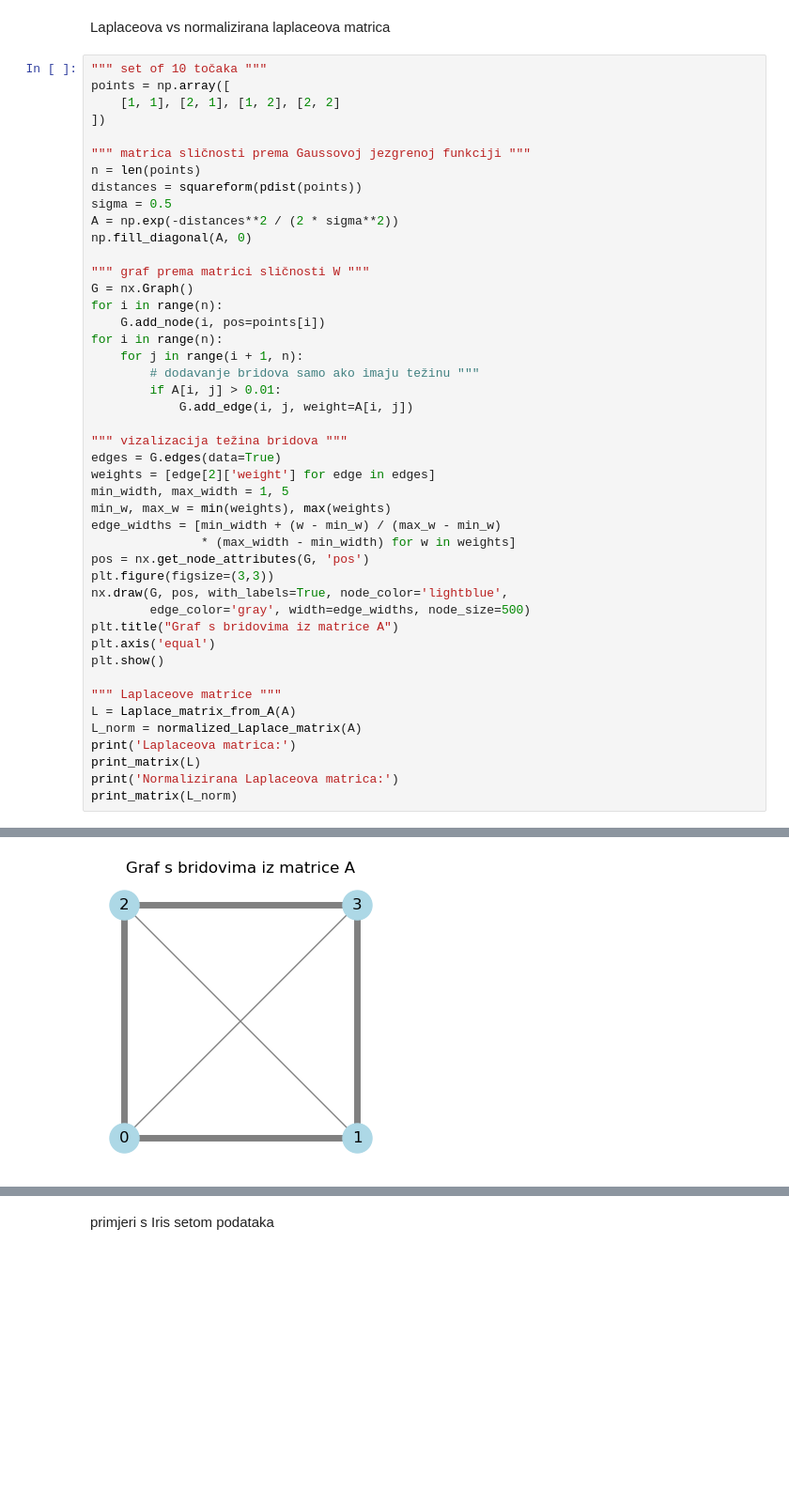
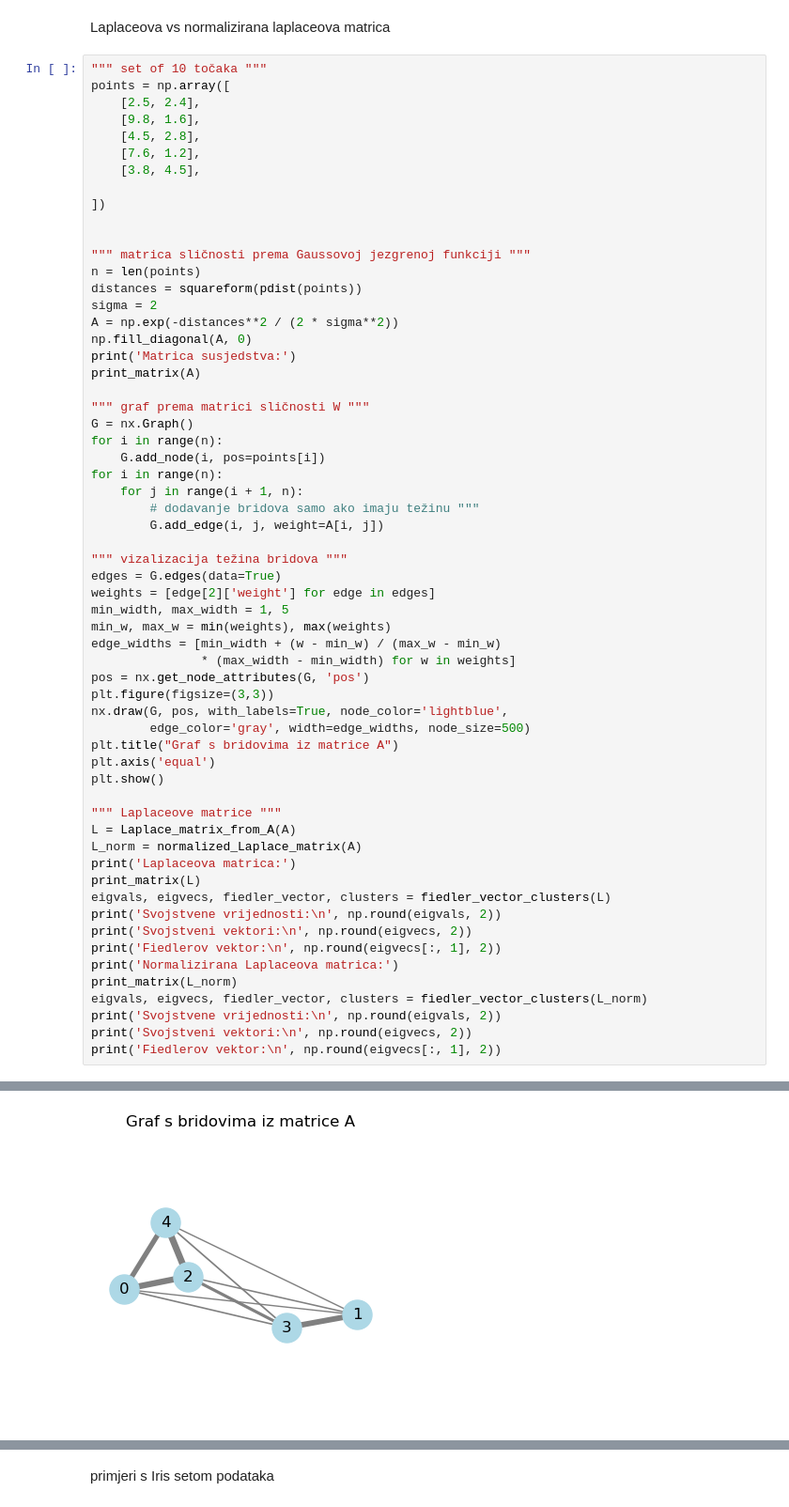
Before and after one commit to antoniamstr1/diplomski_rad, a Jupyter notebook: Spektralno_grupiranje.ipynb, the cells around one changed output, grey strips where cells are left out. Shown: that part at 94% size. Cells and saved outputs as stored; diff of their text form; blank space fills up the shorter version.

```diff
--- a/Spektralno_grupiranje.ipynb
+++ b/Spektralno_grupiranje.ipynb
@@ -677,15 +677,23 @@ Laplaceova vs normalizirana laplaceova matrica
 # %%
 """ set of 10 točaka """
 points = np.array([
-    [1, 1], [2, 1], [1, 2], [2, 2]
+    [2.5, 2.4],
+    [9.8, 1.6],
+    [4.5, 2.8],
+    [7.6, 1.2],
+    [3.8, 4.5],
+
 ])
+
 
 """ matrica sličnosti prema Gaussovoj jezgrenoj funkciji """
 n = len(points)
 distances = squareform(pdist(points))
-sigma = 0.5
+sigma = 2
 A = np.exp(-distances**2 / (2 * sigma**2))
 np.fill_diagonal(A, 0)
+print('Matrica susjedstva:')
+print_matrix(A)
 
 """ graf prema matrici sličnosti W """
 G = nx.Graph()
@@ -694,8 +702,7 @@ for i in range(n):
 for i in range(n):
     for j in range(i + 1, n):
         # dodavanje bridova samo ako imaju težinu """
-        if A[i, j] > 0.01:
-            G.add_edge(i, j, weight=A[i, j])
+        G.add_edge(i, j, weight=A[i, j])
 
 """ vizalizacija težina bridova """
 edges = G.edges(data=True)
@@ -717,6 +724,14 @@ L = Laplace_matrix_from_A(A)
 L_norm = normalized_Laplace_matrix(A)
 print('Laplaceova matrica:')
 print_matrix(L)
+eigvals, eigvecs, fiedler_vector, clusters = fiedler_vector_clusters(L)
+print('Svojstvene vrijednosti:\n', np.round(eigvals, 2))
+print('Svojstveni vektori:\n', np.round(eigvecs, 2))
+print('Fiedlerov vektor:\n', np.round(eigvecs[:, 1], 2))
 print('Normalizirana Laplaceova matrica:')
 print_matrix(L_norm)
+eigvals, eigvecs, fiedler_vector, clusters = fiedler_vector_clusters(L_norm)
+print('Svojstvene vrijednosti:\n', np.round(eigvals, 2))
+print('Svojstveni vektori:\n', np.round(eigvecs, 2))
+print('Fiedlerov vektor:\n', np.round(eigvecs[:, 1], 2))
 # %% [output]
@@ -723 +744 @@ print_matrix(L_norm)
-[figure, old version]
+[figure, new version]
```
Also changed, not shown: parts of 4 cells of this notebook.
